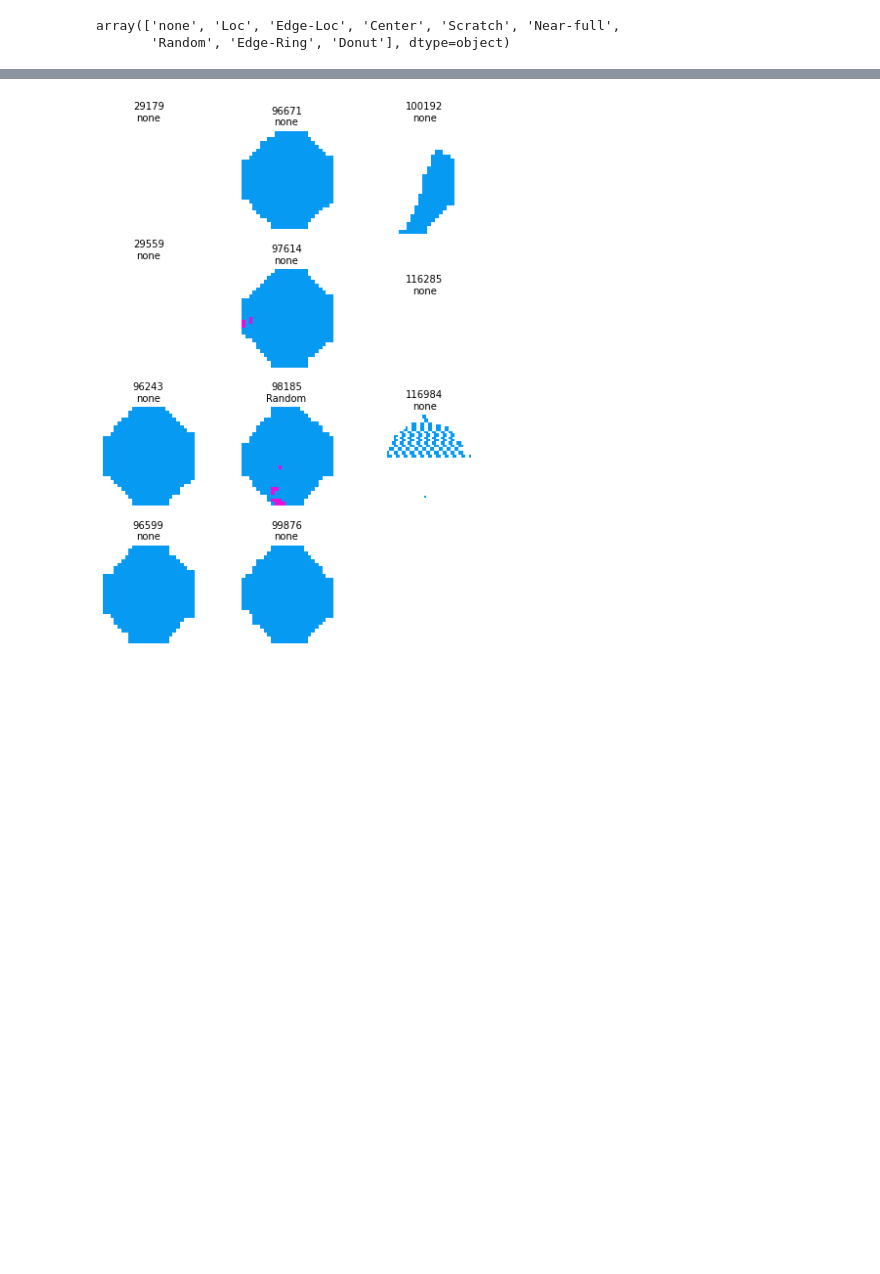
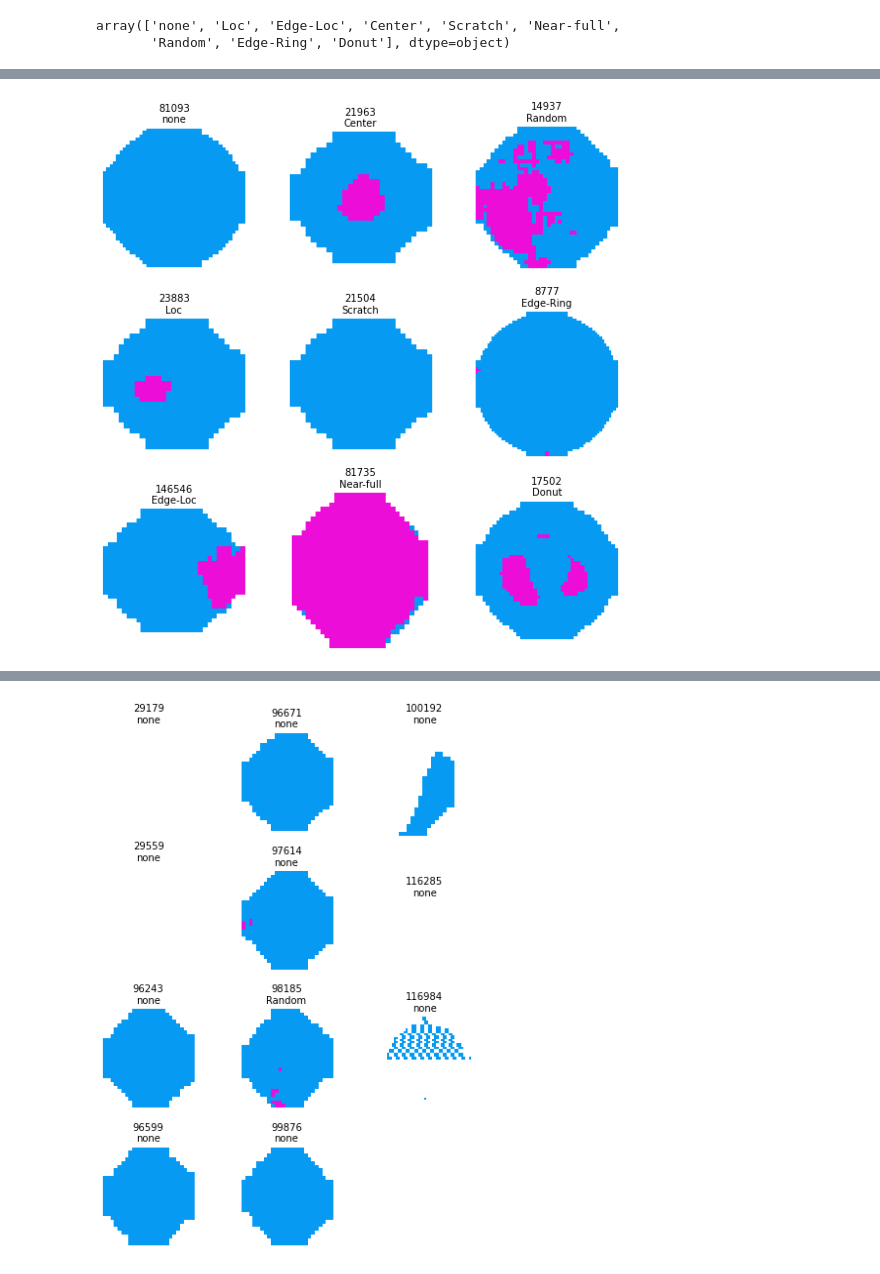
Before and after one commit to sngatzemeier/Wafer-Defect-Classification, a Jupyter notebook: Lea/eda/median_filter_exploration.ipynb, the cells around one changed output, grey strips where cells are left out. Drawn from its saved outputs; the diff is of its cells as text; code cells hidden in the pictures; blank space fills up the shorter version.

```diff
--- a/Lea/eda/median_filter_exploration.ipynb
+++ b/Lea/eda/median_filter_exploration.ipynb
@@ -200,0 +72,5 @@ plot_list(data, most_corrupted, fig_size=[8,8], mfilter=True, filter_size=filter
+# %%
+# filtered but not resized
+plot_list(data, good, fig_size, mfilter=True, filter_size=7)
+# %% [output]
+[figure, added]
```
Also changed, not shown: parts of 54 cells of this notebook, 5 other files.
